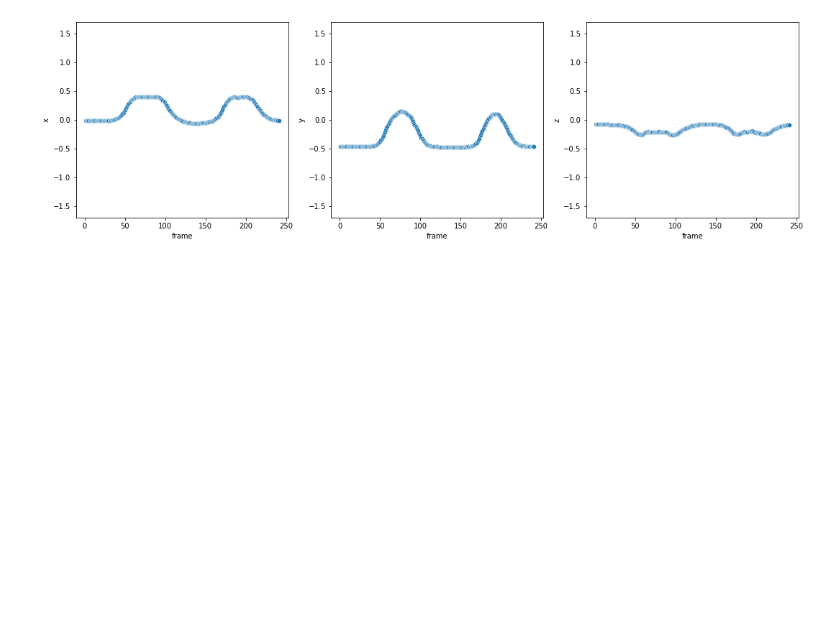
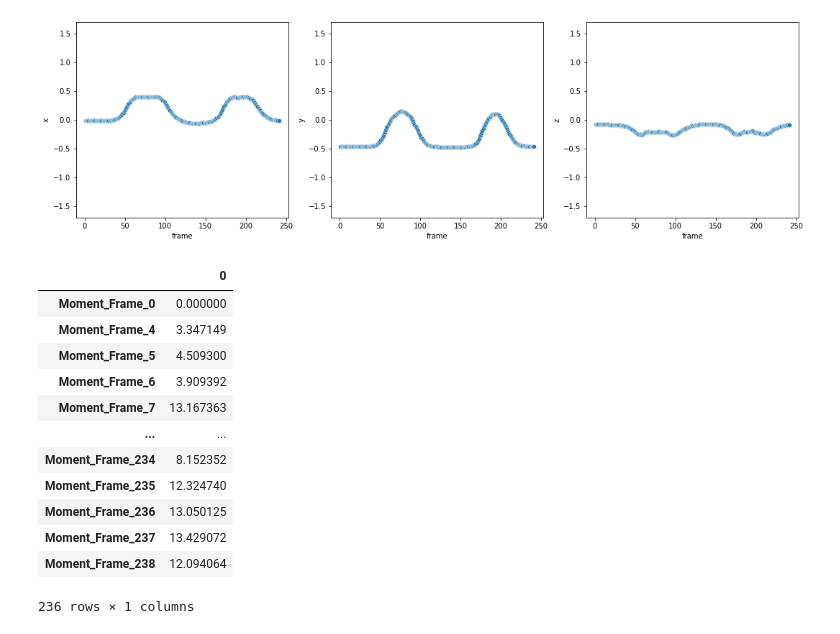
Before and after one commit to Albertlor/URECA, a Jupyter notebook: VideoPose3D/PoseEstimation/database/csv_data/Individual_1/body_part_1.ipynb, the cells around one changed output. Cells and saved outputs as stored; diff of their text form; code cells hidden in the pictures; blank space fills up the shorter version.

```diff
--- a/VideoPose3D/PoseEstimation/database/csv_data/Individual_1/body_part_1.ipynb
+++ b/VideoPose3D/PoseEstimation/database/csv_data/Individual_1/body_part_1.ipynb
@@ -145,3 +145,21 @@ for col in cols:
     count += 1
 # %% [output]
 [figure]
+# %%
+df1 = pd.read_csv('moment.csv')
+df1_T = df1.T
+df1_T
+# %% [output]
+|  | 0 |
+| Moment_Frame_0 | 0.000000 |
+| Moment_Frame_4 | 3.347149 |
+| Moment_Frame_5 | 4.509300 |
+| Moment_Frame_6 | 3.909392 |
+| Moment_Frame_7 | 13.167363 |
+| ... | ... |
+| Moment_Frame_234 | 8.152352 |
+| Moment_Frame_235 | 12.324740 |
+| Moment_Frame_236 | 13.050125 |
+| Moment_Frame_237 | 13.429072 |
+| Moment_Frame_238 | 12.094064 |
+236 rows × 1 columns
```
Also changed, not shown: parts of 4 cells of this notebook, 5 other files.
